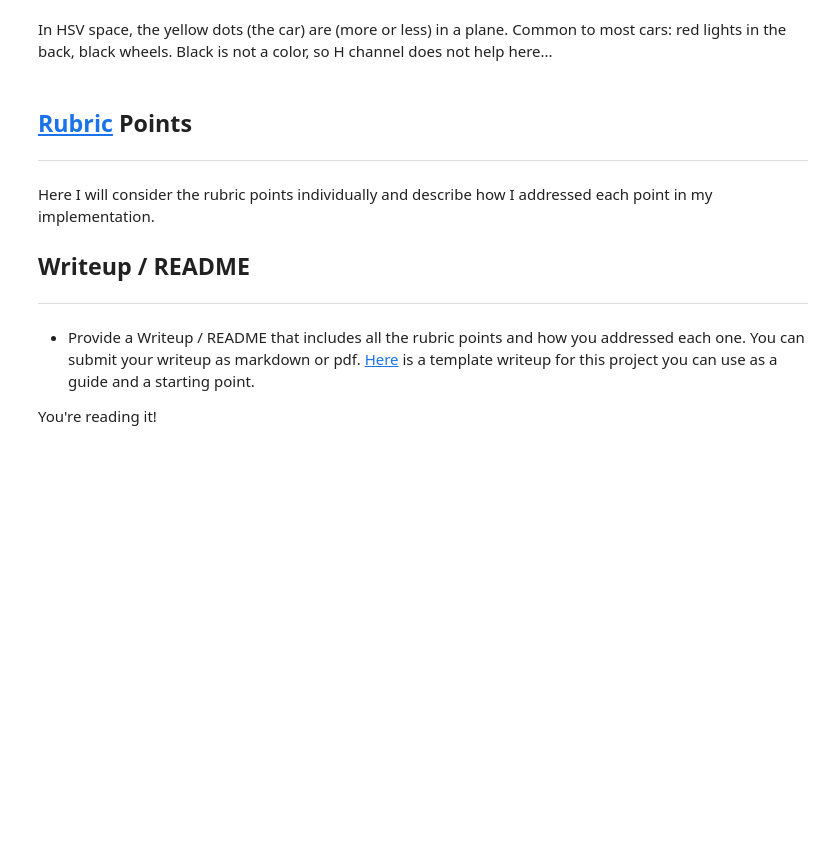
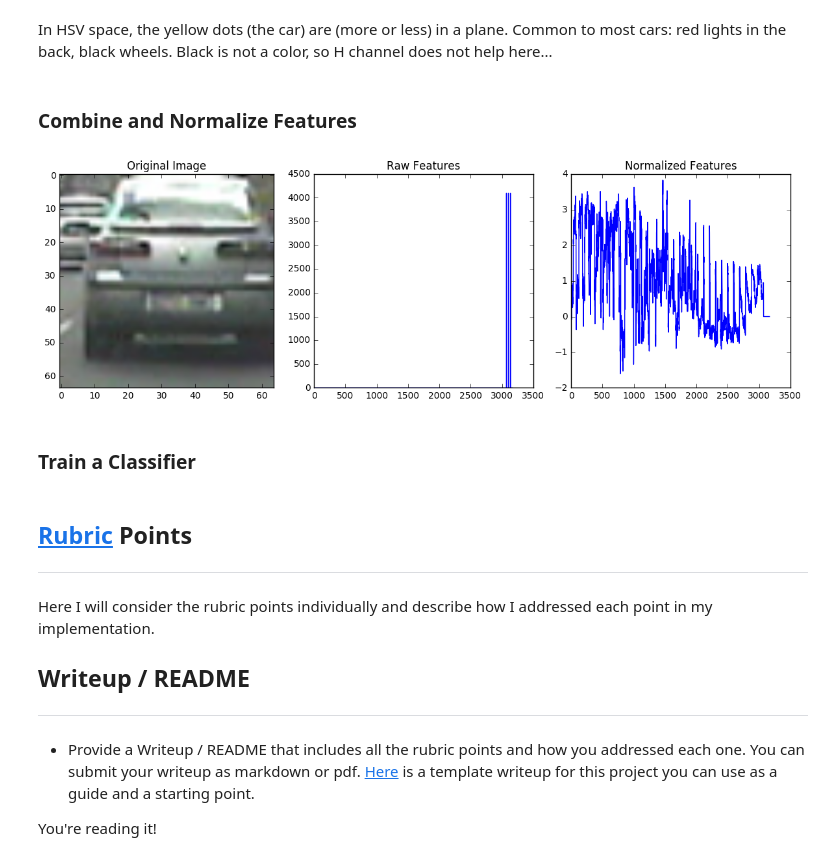
Before and after one commit to alex-n-braun/track, a Jupyter notebook: main.ipynb, the cells around one changed output. Cells and saved outputs as stored; diff of their text form; code cells hidden in the pictures; blank space fills up the shorter version.

```diff
--- a/main.ipynb
+++ b/main.ipynb
@@ -65,6 +65,62 @@ plt.show()
 [figure]
 # %% [markdown]
 In HSV space, the yellow dots (the car) are (more or less) in a plane. Common to most cars: red lights in the back, black wheels. Black is not a color, so H channel does not help here...
+# %% [markdown]
+### Combine and Normalize Features
+# %%
+import numpy as np
+import cv2
+import matplotlib.pyplot as plt
+import matplotlib.image as mpimg
+from sklearn.preprocessing import StandardScaler
+import glob
+from lecture.bin_spatial import bin_spatial
+from lecture.color_hist import color_hist
+from lecture.extract_features import extract_features
+
+cars=[]
+for d in glob.glob('data/vehicles/*'):
+    cars.extend(glob.glob(d+'/*.png'))
+
+cars=cars[0:10] # reduce number of samples for testing
+
+notcars = []
+for d in glob.glob('data/non-vehicles/*'):
+    notcars.extend(glob.glob(d+'/*.png'))
+
+notcars=notcars[0:10] # reduce number of samples for testing
+
+car_features = extract_features(cars, cspace='RGB', spatial_size=(32, 32),
+                        hist_bins=32, hist_range=(0, 256))
+notcar_features = extract_features(notcars, cspace='RGB', spatial_size=(32, 32),
+                        hist_bins=32, hist_range=(0, 256))
+
+if len(car_features) > 0:
+    # Create an array stack of feature vectors
+    X = np.vstack((car_features, notcar_features)).astype(np.float64)
+    # Fit a per-column scaler
+    X_scaler = StandardScaler().fit(X)
+    # Apply the scaler to X
+    scaled_X = X_scaler.transform(X)
+    car_ind = np.random.randint(0, len(cars))
+    # Plot an example of raw and scaled features
+    fig = plt.figure(figsize=(12,4))
+    plt.subplot(131)
+    plt.imshow(mpimg.imread(cars[car_ind]))
+    plt.title('Original Image')
+    plt.subplot(132)
+    plt.plot(X[car_ind])
+    plt.title('Raw Features')
+    plt.subplot(133)
+    plt.plot(scaled_X[car_ind])
+    plt.title('Normalized Features')
+    fig.tight_layout()
+else:
+    print('Your function only returns empty feature vectors...')
+# %% [output]
+[figure, added]
+# %% [markdown]
+### Train a Classifier
 # %% [markdown]
 ## [Rubric](https://review.udacity.com/#!/rubrics/513/view) Points
 ---
```
